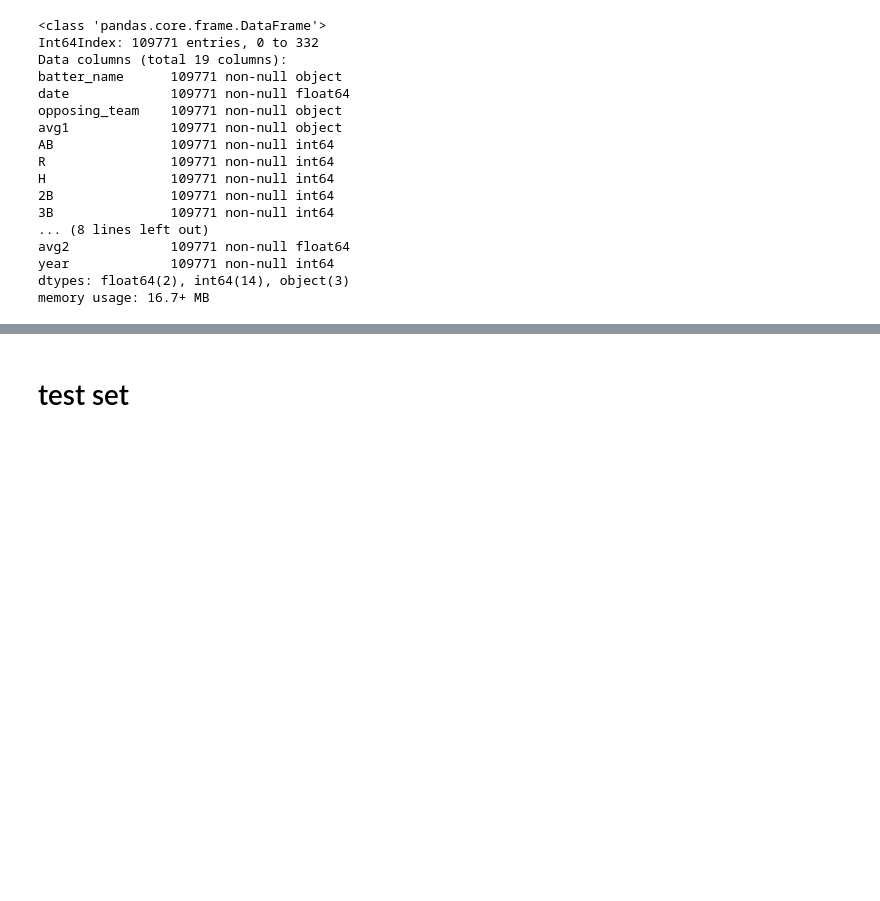
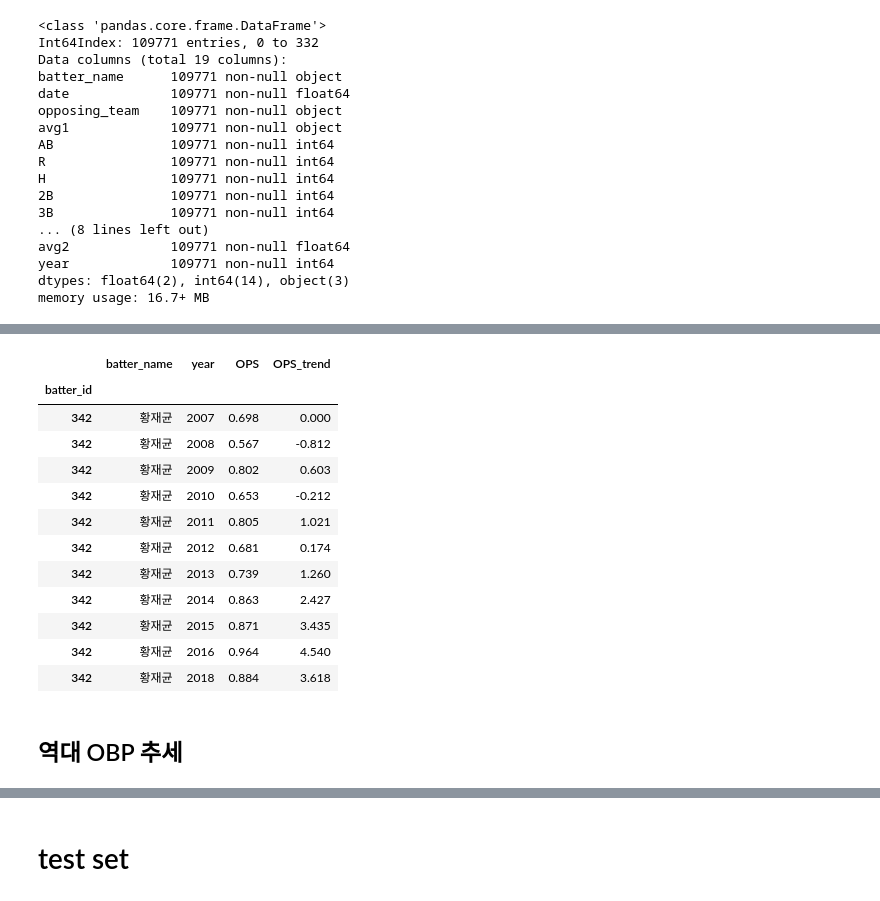
Before and after one commit to TooTouch/Dacon, a Jupyter notebook: ipynb/preprocessing.ipynb, the cells around one changed output, grey strips where cells are left out. Cells and saved outputs as stored; diff of their text form; code cells hidden in the pictures; blank space fills up the shorter version.

```diff
--- a/ipynb/preprocessing.ipynb
+++ b/ipynb/preprocessing.ipynb
@@ -157,6 +143,11 @@ data1.loc[:,'cum_season'] = cum_season
 # %%
-for name in names:
-    data1.loc[data1.batter_name==name,'cum_season'] = np.arange(data1[data1.batter_name==name].shape[0])
+def cum_season_(data, names):
+    for name in names:
+        data.loc[data.batter_name==name,'cum_season'] = np.arange(data[data.batter_name==name].shape[0])
+    return data
+# %%
+names = data_temp.batter_name.unique()
+data_temp = cum_season_(data_temp, names)
 # %% [markdown]
 ## 시즌별 최대 연속 출장 경기
 # %%
@@ -205,0 +181,29 @@ def preprocessing_data(data):
+# %%
+def OPS_trend_(data, names):
+    for name in names:
+        data_batter = data[data.batter_name==name][['year','OPS']]
+        OPS_trend = list()
+        if data_batter.shape[0] == 1:
+            OPS_trend.append(0)
+        else:
+            for y in range(data_batter.shape[0]):
+                data_ops = data_batter.iloc[:y+1,:]
+                OPS_weight = 0
+                if data_ops.shape[0]!=1:
+                    for i in range(data_ops.shape[0]):
+                        if i == 0:
+                            continue
+                        if data_ops.OPS.iloc[i] == 0:
+                            continue
+                        elif data_ops.OPS.iloc[i-1] == 0:
+                            continue
+                        else:
+                            ops_rate = (data_ops.OPS.iloc[i]/data_ops.OPS.iloc[i-1])
+                            if ops_rate < 1:
+                                ops_rate = -ops_rate
+                            OPS_weight += (data_ops.year.iloc[i]/max(data_ops.year)) * ops_rate
+                OPS_trend.append(np.round(OPS_weight,3))
+        data.loc[data.batter_name==name,'OPS_trend'] = OPS_trend
+    return data
+# %%
+data_temp = OPS_trend_(data_temp, names)
@@ -205,0 +225,18 @@ def preprocessing_data(data):
+# %%
+data_temp[data_temp.batter_name=='황재균'][['batter_name','year','OPS','OPS_trend']]
+# %% [output]
+|  | batter_name | year | OPS | OPS_trend |
+| batter_id |  |  |  |  |
+| 342 | 황재균 | 2007 | 0.698 | 0.000 |
+| 342 | 황재균 | 2008 | 0.567 | -0.812 |
+| 342 | 황재균 | 2009 | 0.802 | 0.603 |
+| 342 | 황재균 | 2010 | 0.653 | -0.212 |
+| 342 | 황재균 | 2011 | 0.805 | 1.021 |
+| 342 | 황재균 | 2012 | 0.681 | 0.174 |
+| 342 | 황재균 | 2013 | 0.739 | 1.260 |
+| 342 | 황재균 | 2014 | 0.863 | 2.427 |
+| 342 | 황재균 | 2015 | 0.871 | 3.435 |
+| 342 | 황재균 | 2016 | 0.964 | 4.540 |
+| 342 | 황재균 | 2018 | 0.884 | 3.618 |
+# %% [markdown]
+## 역대 OBP 추세
```
Also changed, not shown: parts of 44 cells of this notebook, 6 other files.
